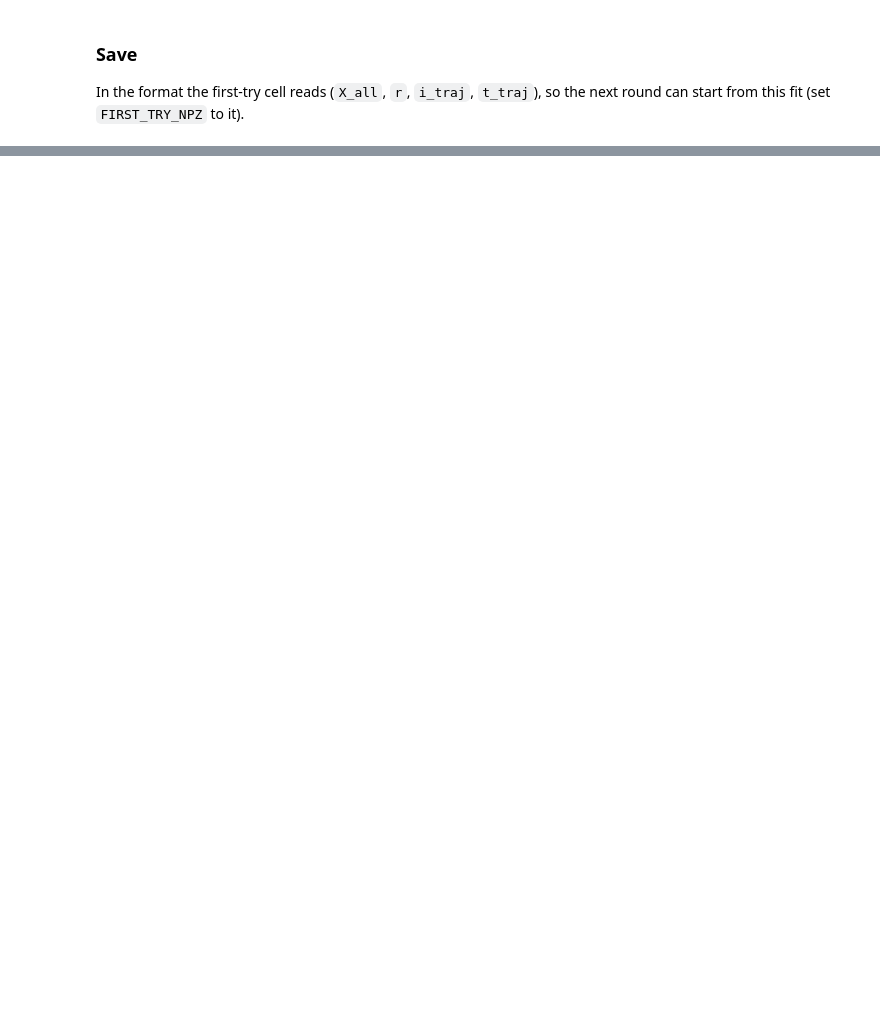
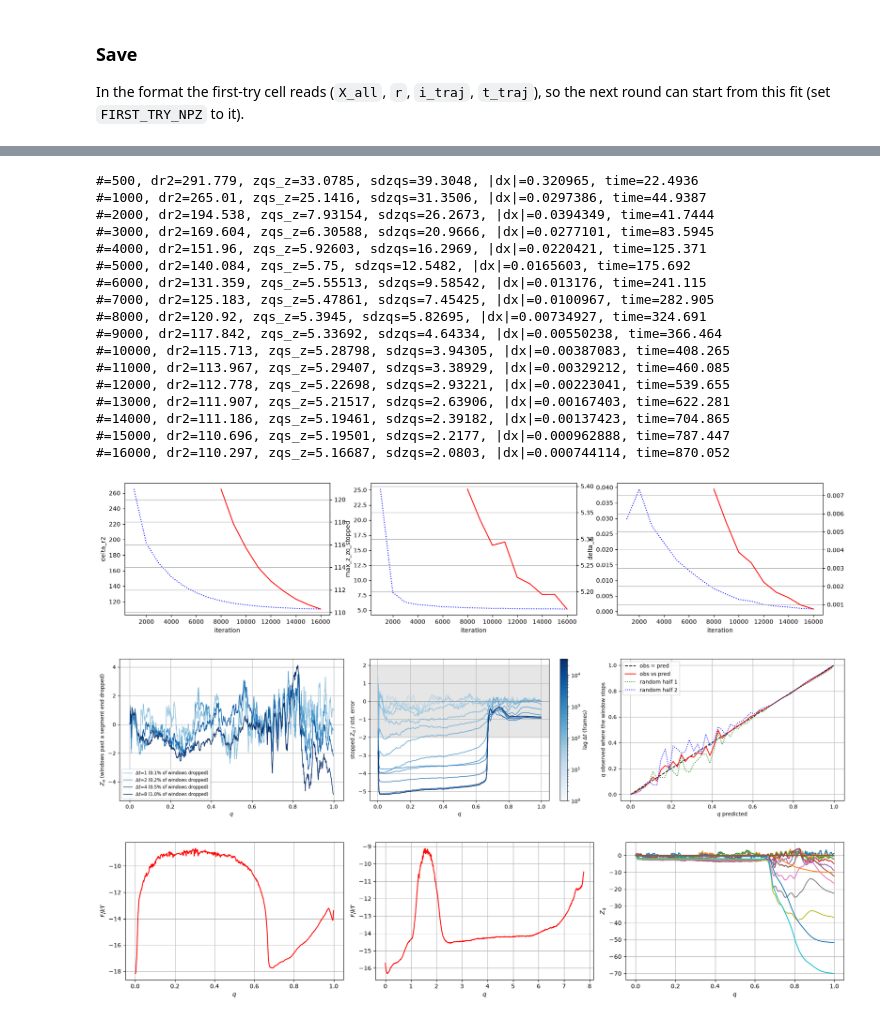
Before and after one commit to Eli4sW1ls/optimalrcs, a Jupyter notebook: examples/zpot_short_trajectories.ipynb, the cells around one changed output, grey strips where cells are left out. Saved outputs shown, nothing was run; the diff lists cells and outputs as text; code cells hidden in the pictures; blank space fills up the shorter version.

```diff
--- a/examples/zpot_short_trajectories.ipynb
+++ b/examples/zpot_short_trajectories.ipynb
@@ -333,7 +445,7 @@ FIG = 'figures/nb_zpot_short_traj'
 os.makedirs(FIG, exist_ok=True)
 # %%
 TIS_DIR = '/home/staff7/fbsskr/Notebooks/Students/elias/data/simulations/sim_istarz_br_g10'
-PATHS_PER_ENSEMBLE = 1500
+PATHS_PER_ENSEMBLE = 1000  #change to decrease frames, we dont want 900M :)
 
 parser = argparse.ArgumentParser()
 tis_data.add_data_arguments(parser)
@@ -345,27 +475,48 @@ print(f'{len(y_path):,} frames in {len(np.unique(data.i_traj))} pieces from {len
 # %%
 q_path = optimalrcs.CommittorNE(boundary0=data.boundary0, boundary1=data.boundary1,
                                 i_traj=data.i_traj, t_traj=data.t_traj,
                                 path_weights=data.path_weights,      # MC weight of each frame's path
-                                group_traj=data.group_traj)          # forward and mirrored piece of a path: one unit
-q_path.set_fixed_traj_length_trap(data.boundary0 | data.boundary1, 2 ** 16)
+                                group_traj=data.group_traj)          # forward and mirrored piece of a path: treated as one
+q_path.set_fixed_traj_length_trap(data.boundary0 | data.boundary1, 600)  # change??
 
 cvs_path = [cp.asarray(y_path), cp.asarray(x_path)]
 def comp_y_path():
     return cvs_path[np.random.randint(len(cvs_path))]
 
 fit_kw = dict(ny=6, lazy_basis=True, save_min_metric='max_z_zq_stopped',
               metrics_print=('iter', 'delta_r2', 'max_z_zq_stopped', 'max_sd_zq_stopped', 'delta_x', 'time_elapsed'))
 np.random.seed(0)
 cp.random.seed(0)
 
-optimalrcs.envelope_scale = 1           # warm-up
+optimalrcs.envelope_scale = 1000000           # warm-up
 q_path.fit_transform(comp_y_path, gamma=0.1, max_iter=1000, print_step=500, **fit_kw)
 optimalrcs.envelope_scale = 0.01        # main fit
 q_path.fit_transform(comp_y_path, gamma=0.1, max_iter=15000, print_step=1000, **fit_kw)
 
 q_path.plots_metrics(['delta_r2', 'max_z_zq_stopped', 'delta_x'])
 q_path.plots_tis()                        # stopped Z_q: the test for path data
 q_path.plots_feps(delta_t_sim=0.002)      # with the path weights
+# %% [output]
+#=500, dr2=291.779, zqs_z=33.0785, sdzqs=39.3048, |dx|=0.320965, time=22.4936
+#=1000, dr2=265.01, zqs_z=25.1416, sdzqs=31.3506, |dx|=0.0297386, time=44.9387
+#=2000, dr2=194.538, zqs_z=7.93154, sdzqs=26.2673, |dx|=0.0394349, time=41.7444
+#=3000, dr2=169.604, zqs_z=6.30588, sdzqs=20.9666, |dx|=0.0277101, time=83.5945
+#=4000, dr2=151.96, zqs_z=5.92603, sdzqs=16.2969, |dx|=0.0220421, time=125.371
+#=5000, dr2=140.084, zqs_z=5.75, sdzqs=12.5482, |dx|=0.0165603, time=175.692
+#=6000, dr2=131.359, zqs_z=5.55513, sdzqs=9.58542, |dx|=0.013176, time=241.115
+#=7000, dr2=125.183, zqs_z=5.47861, sdzqs=7.45425, |dx|=0.0100967, time=282.905
+#=8000, dr2=120.92, zqs_z=5.3945, sdzqs=5.82695, |dx|=0.00734927, time=324.691
+#=9000, dr2=117.842, zqs_z=5.33692, sdzqs=4.64334, |dx|=0.00550238, time=366.464
+#=10000, dr2=115.713, zqs_z=5.28798, sdzqs=3.94305, |dx|=0.00387083, time=408.265
+#=11000, dr2=113.967, zqs_z=5.29407, sdzqs=3.38929, |dx|=0.00329212, time=460.085
+#=12000, dr2=112.778, zqs_z=5.22698, sdzqs=2.93221, |dx|=0.00223041, time=539.655
+#=13000, dr2=111.907, zqs_z=5.21517, sdzqs=2.63906, |dx|=0.00167403, time=622.281
+#=14000, dr2=111.186, zqs_z=5.19461, sdzqs=2.39182, |dx|=0.00137423, time=704.865
+#=15000, dr2=110.696, zqs_z=5.19501, sdzqs=2.2177, |dx|=0.000962888, time=787.447
+#=16000, dr2=110.297, zqs_z=5.16687, sdzqs=2.0803, |dx|=0.000744114, time=870.052
+[figure, added]
+[figure, added]
+[figure, added]
 # %%
 # save in the format part 1 reads (FIRST_TRY_NPZ)
 OUT_NPZ = f'{FIG}/committor_staple_p{PATHS_PER_ENSEMBLE}.npz'
```
Also changed, not shown: parts of 11 cells of this notebook, 8 other files.
